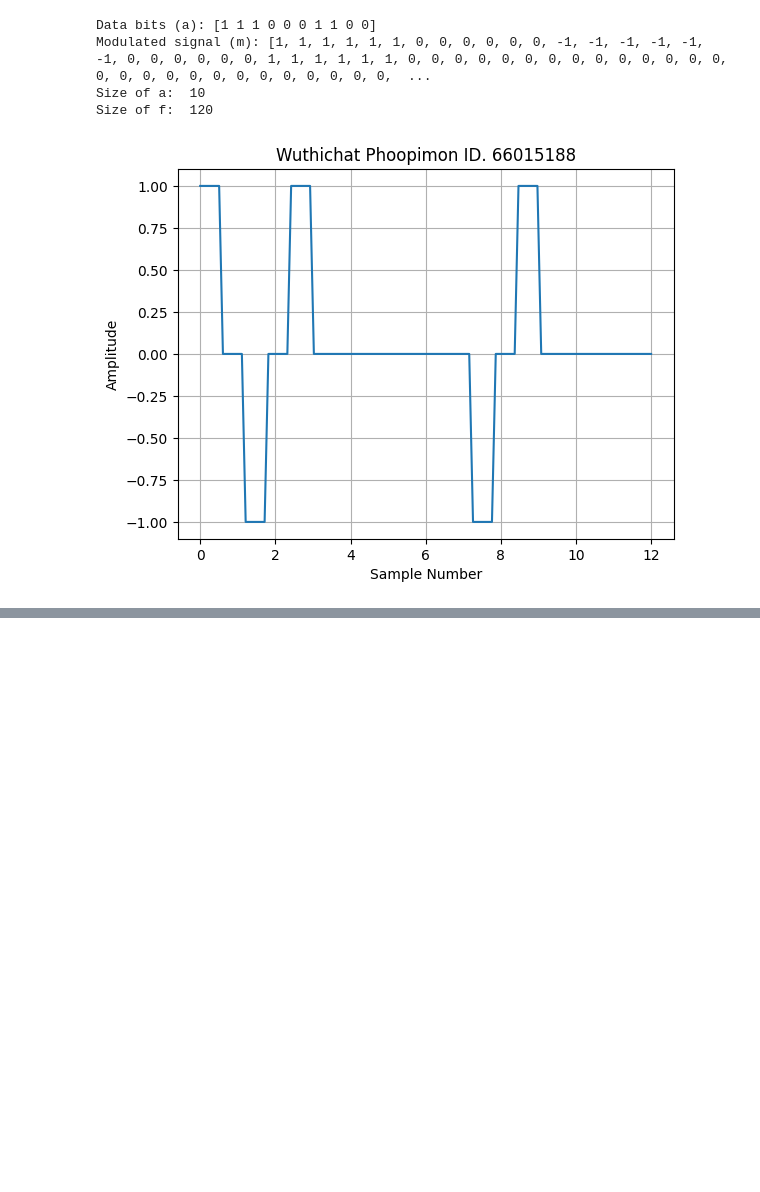
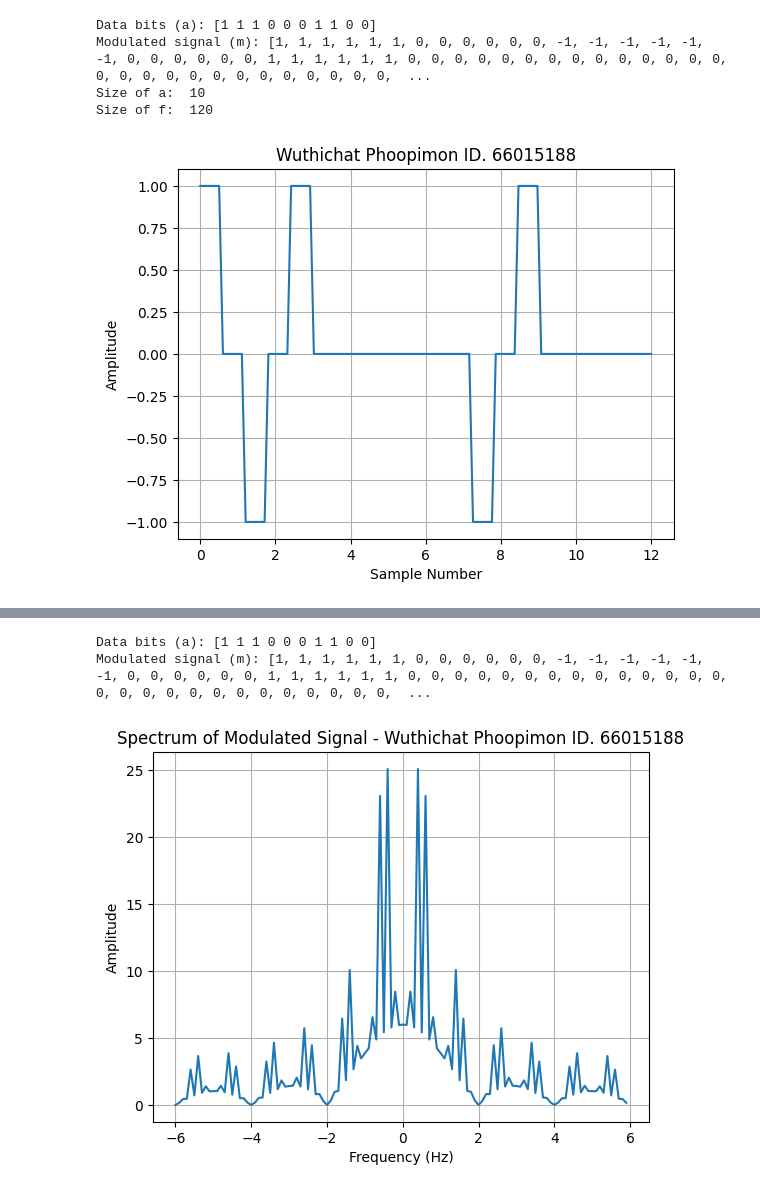
Before and after one commit to Wuthichat/Lab_python, a Jupyter notebook: HW1_BipolarRZ.ipynb, the cells around one changed output, grey strips where cells are left out. Drawn from its saved outputs; the diff is of its cells as text; code cells hidden in the pictures; blank space fills up the shorter version.

```diff
--- a/HW1_BipolarRZ.ipynb
+++ b/HW1_BipolarRZ.ipynb
@@ -49,0 +114,53 @@ Size of f:  120
+# %%
+''' C) plot spectrum to see both positive and negative side '''
+import numpy as np
+import matplotlib.pyplot as plt
+import scipy.fftpack
+
+Nbits = 10         # No. bits
+Nsamp = 8 + round(8/2)  # No. samples/bits
+pulse = 1
+
+# 1. Generate data bits a, b #
+np.random.seed(20 + 8)
+a = np.random.randint(0, 2, Nbits)
+b = 2 * a - 1
+
+# 2. Generate modulated signal m(t) #
+m = []
+for i in range(Nbits):
+    if a[i] == 1:
+        m.extend([pulse] * (Nsamp // 2))
+        m.extend([0] * (Nsamp // 2))
+        pulse = pulse * -1
+    else:
+        m.extend([0] * Nsamp)
+
+print("Data bits (a):", a)
+print("Modulated signal (m):", m)
+
+# Compute FFT of the modulated signal
+Mf = scipy.fftpack.fft(m)
+AbsMf = np.abs(Mf)
+N = len(m)
+
+# Generate frequency vector including both positive and negative frequencies
+f = np.fft.fftfreq(N, d=1.0 / Nsamp)
+
+# Shift the zero-frequency component to the center
+Mf_shifted = np.fft.fftshift(Mf)
+AbsMf_shifted = np.abs(Mf_shifted)
+f_shifted = np.fft.fftshift(f)
+
+# Plot the spectrum
+plt.figure()
+plt.plot(f_shifted, AbsMf_shifted)
+plt.title('Spectrum of Modulated Signal - Wuthichat Phoopimon ID. 66015188')
+plt.xlabel('Frequency (Hz)')
+plt.ylabel('Amplitude')
+plt.grid(True)
+plt.show()
+# %% [output]
+Data bits (a): [1 1 1 0 0 0 1 1 0 0]
+Modulated signal (m): [1, 1, 1, 1, 1, 1, 0, 0, 0, 0, 0, 0, -1, -1, -1, -1, -1, -1, 0, 0, 0, 0, 0, 0, 1, 1, 1, 1, 1, 1, 0, 0, 0, 0, 0, 0, 0, 0, 0, 0, 0, 0, 0, 0, 0, 0, 0, 0, 0, 0, 0, 0, 0, 0, 0, 0, 0,  ...
+[figure, added]
```
Also changed, not shown: parts of 3 cells of this notebook.
